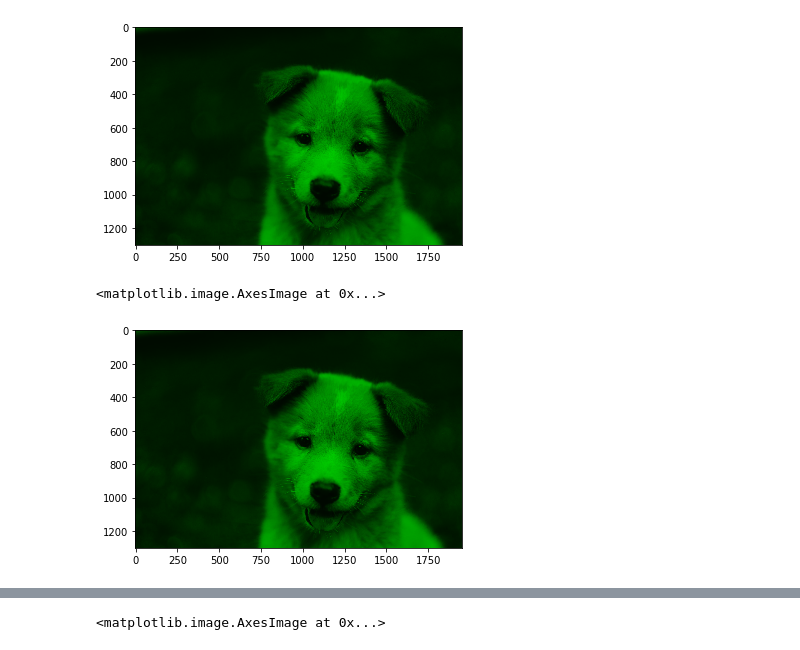
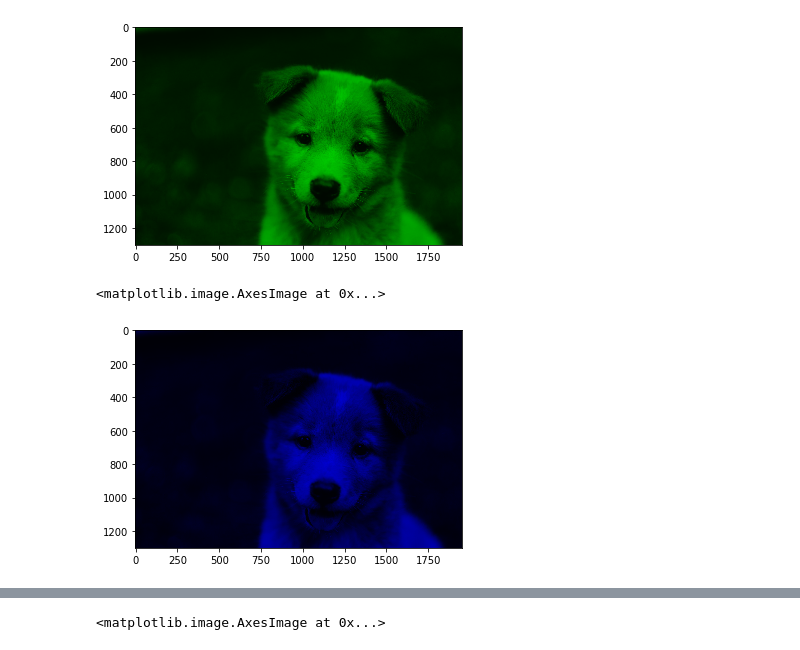
Before and after one commit to apssouza22/cnn-for-devs, a Jupyter notebook: a-images-and-numpy.ipynb, the cells around one changed output, grey strips where cells are left out. Drawn from its saved outputs; the diff is of its cells as text; code cells hidden in the pictures.

```diff
--- a/a-images-and-numpy.ipynb
+++ b/a-images-and-numpy.ipynb
@@ -66,9 +80,9 @@ plt.imshow(pic_green)
 # %%
 # Using only the blue chanel from the RGB image
 pic_blue = pic_arr.copy()
 pic_blue[:, :, 0] = 0  # Zero out contribution from red
 pic_blue[:, :, 1] = 0    # Zero out contribution from gree
-plt.imshow(pic_green)
+plt.imshow(pic_blue)
 # %% [output]
 <matplotlib.image.AxesImage at 0x...>
-[figure, old version]
+[figure, new version]
```
Also changed, not shown: parts of 4 cells of this notebook, 7 other files.
